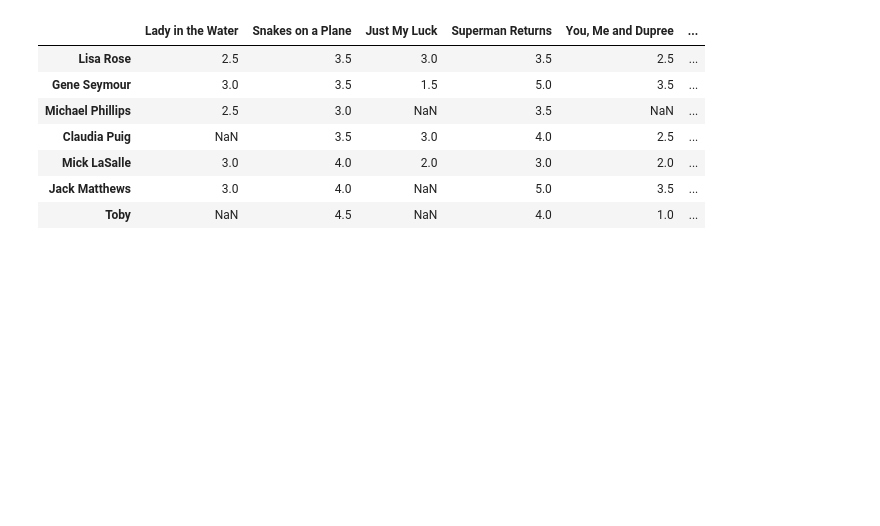
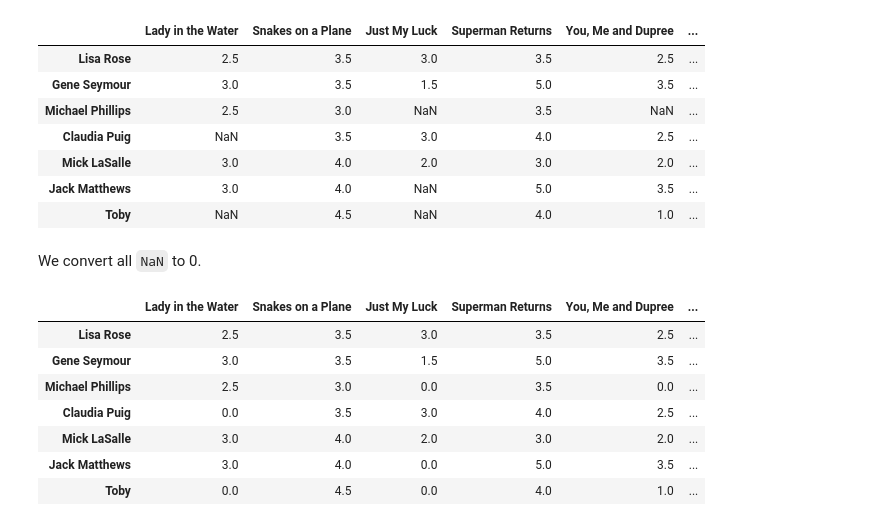
Before and after one commit to alextanhongpin/matrix-factorization, a Jupyter notebook: 07_collaborative_filtering.ipynb, the cells around one changed output. Drawn from its saved outputs; the diff is of its cells as text; code cells hidden in the pictures; blank space fills up the shorter version.

```diff
--- a/07_collaborative_filtering.ipynb
+++ b/07_collaborative_filtering.ipynb
@@ -81,3 +81,5 @@ df
 | Mick LaSalle | 3.0 | 4.0 | 2.0 | 3.0 | 2.0 | ... |
 | Jack Matthews | 3.0 | 4.0 | NaN | 5.0 | 3.5 | ... |
 | Toby | NaN | 4.5 | NaN | 4.0 | 1.0 | ... |
+# %% [markdown]
+We convert all `NaN` to 0.
@@ -83,0 +88,11 @@ df
+# %%
+df
+# %% [output]
+|  | Lady in the Water | Snakes on a Plane | Just My Luck | Superman Returns | You, Me and Dupree | ... |
+| Lisa Rose | 2.5 | 3.5 | 3.0 | 3.5 | 2.5 | ... |
+| Gene Seymour | 3.0 | 3.5 | 1.5 | 5.0 | 3.5 | ... |
+| Michael Phillips | 2.5 | 3.0 | 0.0 | 3.5 | 0.0 | ... |
+| Claudia Puig | 0.0 | 3.5 | 3.0 | 4.0 | 2.5 | ... |
+| Mick LaSalle | 3.0 | 4.0 | 2.0 | 3.0 | 2.0 | ... |
+| Jack Matthews | 3.0 | 4.0 | 0.0 | 5.0 | 3.5 | ... |
+| Toby | 0.0 | 4.5 | 0.0 | 4.0 | 1.0 | ... |
```
Also changed, not shown: parts of 22 cells of this notebook.
